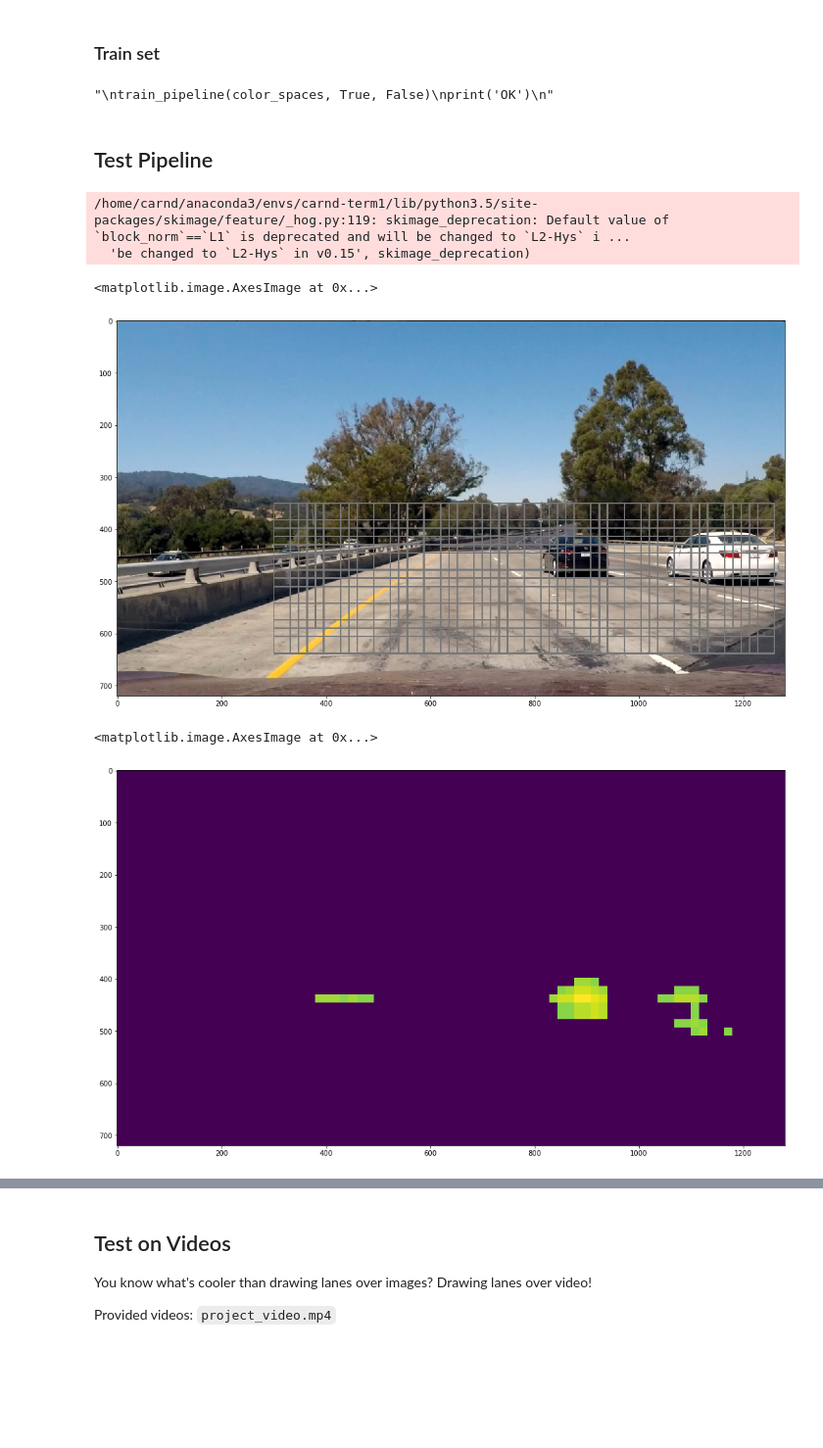
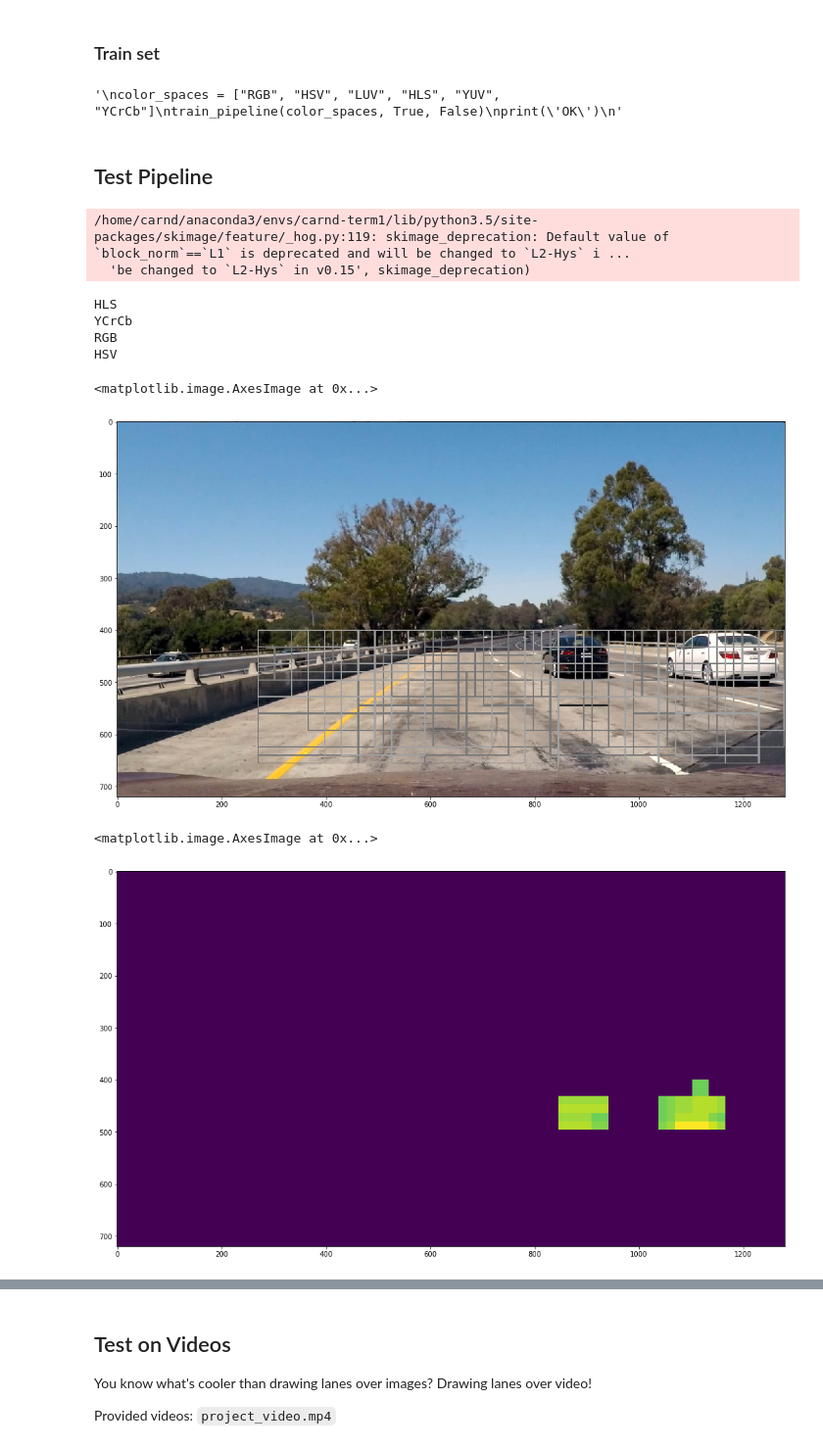
Before and after one commit to falreis/CarND-Vehicle-Detection, a Jupyter notebook: code.ipynb, the cells around one changed output, grey strips where cells are left out. Shown at 98% size. Saved outputs shown, nothing was run; the diff lists cells and outputs as text; code cells hidden in the pictures; blank space fills up the shorter version.

```diff
--- a/code.ipynb
+++ b/code.ipynb
@@ -66,7 +66,7 @@ Warp Pipeline OK
 ### TODO: Tweak these parameters and see how the results change.
 #color_space = 'HSV' # Can be RGB, HSV, LUV, HLS, YUV, YCrCb
 color_spaces = ["RGB", "HSV", "LUV", "HLS", "YUV", "YCrCb"] #["HSV", "YCrCb", "YUV"] #
-orient = 11  # HOG orientations
+orient = 9  # HOG orientations
 pix_per_cell = 8 # HOG pixels per cell
 cell_per_block = 0 # HOG cells per block
 hog_channel = 0 # Can be 0, 1, 2, or "ALL"
@@ -75,12 +75,12 @@ hist_bins = 8    # Number of histogram bins
 spatial_feat = True # Spatial features on or off
 hist_feat = True # Histogram features on or off
 hog_feat = True # HOG features on or off
-y_start_stop = [None, None] # Min and max in y to search in slide_window()
+#y_start_stop = [None, None] # Min and max in y to search in slide_window()
 
-CONST_CROP_X1 = 350
-CONST_CROP_X2 = 656
-CONST_CROP_Y1 = 300
-CONST_CROP_Y2 = 1280
+CONST_CROP_Y1 = 400
+CONST_CROP_Y2 = 656
+CONST_CROP_X1 = 270 #300
+CONST_CROP_X2 = 1280
 # %% [markdown]
 ---
 
@@ -215,8 +215,8 @@ def train_pipeline(color_spaces=[], normalize=True, smallset=False):
 #0.9914 YUV - 0.9957 (8 HIST_BIN) - 0.9935 (16 HIST_BIN) - (1.0 9ori, 8hist)
 #0.9871 YCrCb
 # %%
-def window_pipeline(img):
-    image = img[CONST_CROP_X1:CONST_CROP_X2, CONST_CROP_Y1:CONST_CROP_Y2]
+def window_pipeline(img, verbose=False):
+    image = img[CONST_CROP_Y1:CONST_CROP_Y2, CONST_CROP_X1:CONST_CROP_X2]
     draw_image = np.copy(image)
     all_windows = []
     i = 1
@@ -228,7 +228,14 @@ def window_pipeline(img):
         svc = joblib.load(svc_filename)
         X_scaler = joblib.load(xscaler_filename)
 
-        for factor in range(2,6):
+        for factor in range(2,10):
+            #define y_start_stop
+            ysize = factor*32*2
+            if ysize > image.shape[0]:
+                ysize = image.shape[0]
+            y_start_stop = [0, ysize]
+
+            #apply slide window
             windows = uw.slide_window(image, x_start_stop=[None, None], y_start_stop=y_start_stop,
                                 xy_window=(factor*32, factor*32), xy_overlap=(0.5, 0.5))
 
@@ -239,18 +246,22 @@ def window_pipeline(img):
                                     hog_channel=hog_channel, spatial_feat=True,
                                     hist_feat=True, hog_feat=True)
 
+            #merge windows
             all_windows = all_windows + hot_windows
 
             draw_image = draw_boxes(draw_image, hot_windows, color=(40*i, (40*i), 40*i), thick=2)
         i += 1
 
+        if verbose:
+            print(color_space)
+
     window_img = img.copy()
-    window_img[CONST_CROP_X1:CONST_CROP_X2, CONST_CROP_Y1:CONST_CROP_Y2] = draw_image
+    window_img[CONST_CROP_Y1:CONST_CROP_Y2, CONST_CROP_X1:CONST_CROP_X2] = draw_image
 
     return window_img, all_windows
 # %%
-def heat_pipeline(img, hot_windows, heat_thresh=2):
-    image = img[CONST_CROP_X1:CONST_CROP_X2, CONST_CROP_Y1:CONST_CROP_Y2]
+def heat_pipeline(img, hot_windows, heat_thresh=20):
+    image = img[CONST_CROP_Y1:CONST_CROP_Y2, CONST_CROP_X1:CONST_CROP_X2]
     heat = np.zeros_like(image[:,:,0]).astype(np.float)
 
     # Add heat to each box in box list
@@ -267,10 +278,10 @@ def heat_pipeline(img, hot_windows, heat_thresh=2):
     draw_img = uh.draw_labeled_bboxes(np.copy(image), labels)
 
     heat_img = img.copy()
-    heat_img[CONST_CROP_X1:CONST_CROP_X2, CONST_CROP_Y1:CONST_CROP_Y2] = draw_img
+    heat_img[CONST_CROP_Y1:CONST_CROP_Y2, CONST_CROP_X1:CONST_CROP_X2] = draw_img
 
     heat_map = np.zeros_like(img[:,:,0]).astype(np.float)
-    heat_map[CONST_CROP_X1:CONST_CROP_X2, CONST_CROP_Y1:CONST_CROP_Y2] = heatmap
+    heat_map[CONST_CROP_Y1:CONST_CROP_Y2, CONST_CROP_X1:CONST_CROP_X2] = heatmap
 
     return heat_img, heat_map
 # %%
@@ -336,32 +348,37 @@ print(len(cars), len(notcars))
 ### Train set
 # %%
 '''
+color_spaces = ["RGB", "HSV", "LUV", "HLS", "YUV", "YCrCb"]
 train_pipeline(color_spaces, True, False)
 print('OK')
 '''
 # %% [output]
-"\ntrain_pipeline(color_spaces, True, False)\nprint('OK')\n"
+'\ncolor_spaces = ["RGB", "HSV", "LUV", "HLS", "YUV", "YCrCb"]\ntrain_pipeline(color_spaces, True, False)\nprint(\'OK\')\n'
 # %% [markdown]
 ## Test Pipeline
 # %%
-color_spaces = ["HSV", "YCrCb", "YUV"]
-final_img, hot_windows = window_pipeline(original_img)
+color_spaces = ["HLS", "YCrCb", "RGB", "HSV"]
+final_img, hot_windows = window_pipeline(original_img, verbose=True)
 
 plt.figure(figsize=(20,10))
 plt.imshow(final_img)
 # %% [output]
 /home/carnd/anaconda3/envs/carnd-term1/lib/python3.5/site-packages/skimage/feature/_hog.py:119: skimage_deprecation: Default value of `block_norm`==`L1` is deprecated and will be changed to `L2-Hys` i ...
   'be changed to `L2-Hys` in v0.15', skimage_deprecation)
-<matplotlib.image.AxesImage at 0x...>
+HLS
+YCrCb
+RGB
+HSV
+<matplotlib.image.AxesImage at 0x...>
-[figure, old version]
+[figure, new version]
 # %%
-heat_img, heatmap = heat_pipeline(original_img, hot_windows, heat_thresh=22)
+heat_img, heatmap = heat_pipeline(original_img, hot_windows, heat_thresh=20)
 
 plt.figure(figsize=(20,10))
 plt.imshow(heatmap)
 # %% [output]
 <matplotlib.image.AxesImage at 0x...>
-[figure, old version]
+[figure, new version]
 # %%
 plt.figure(figsize=(20,10))
 plt.imshow(heat_img)
```
Also changed, not shown: parts of 7 cells of this notebook, 13 other files.
